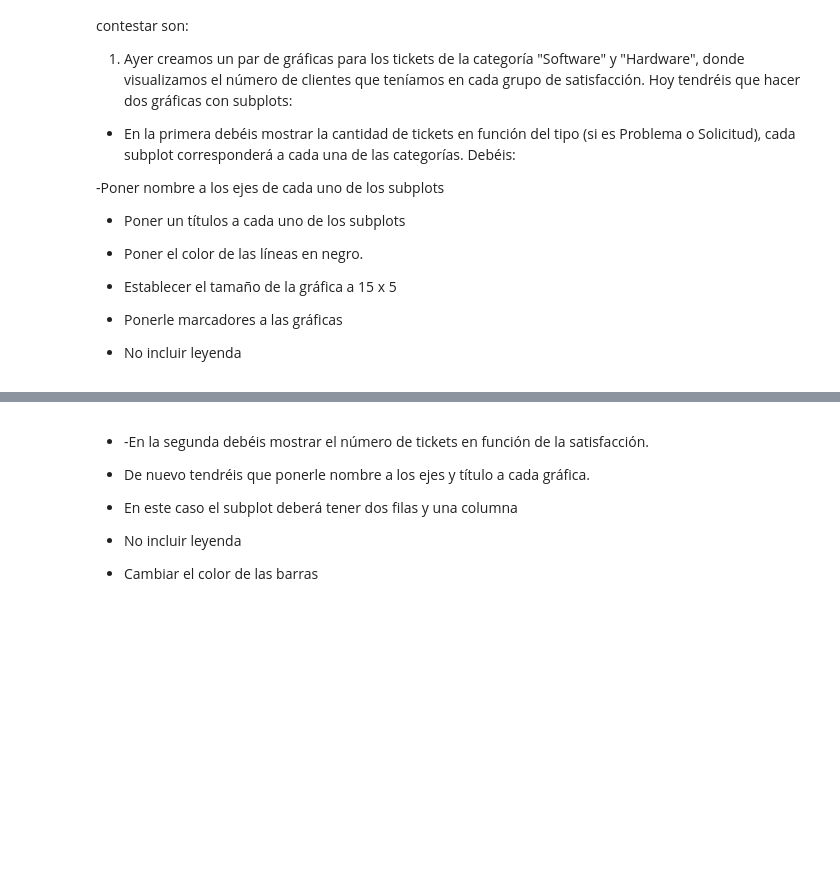
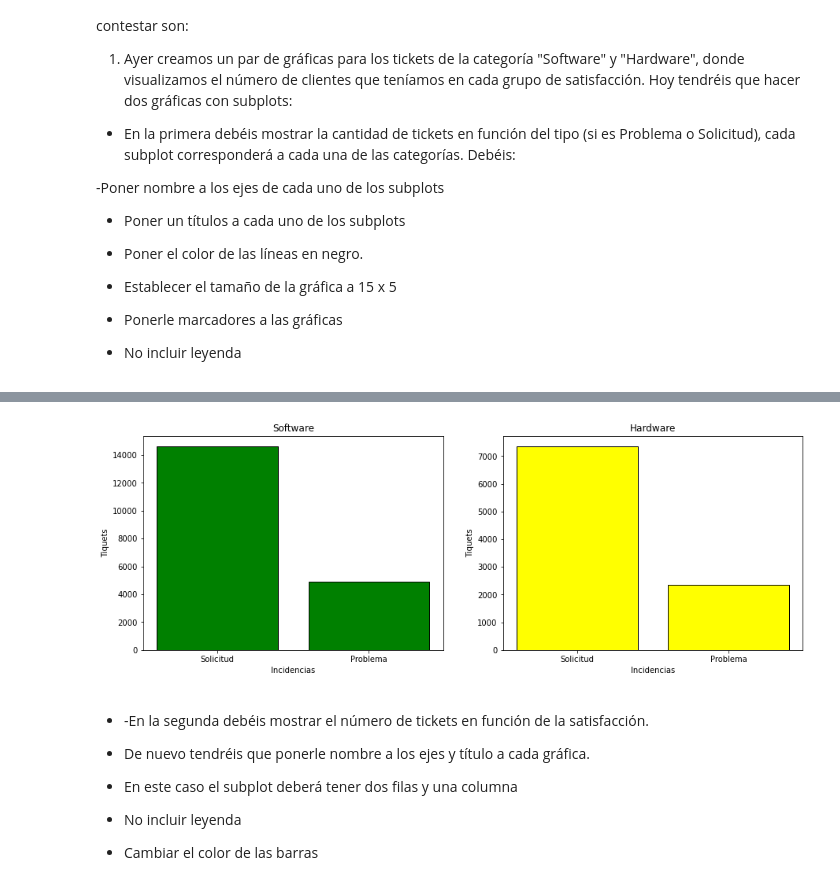
Before and after one commit to Adalab/Adalab-promo-d-da-modulo2-sprint1-Iris-Elisa, a Jupyter notebook: visualizacion/matplotlib_2.ipynb, the cells around one changed output, grey strips where cells are left out. Drawn from its saved outputs; the diff is of its cells as text; code cells hidden in the pictures; blank space fills up the shorter version.

```diff
--- a/visualizacion/matplotlib_2.ipynb
+++ b/visualizacion/matplotlib_2.ipynb
@@ -21,3 +51,6 @@ Sigamos con más visualizaciones. En este caso trabajaremos con el csv que gener
 - Ponerle marcadores a las gráficas
 
 - No incluir leyenda
+# %%
+df_sof = df_años[df_años['Categoría'] == 'Software'] #traemos la categoría software
+df_sof.head(1)
@@ -23,0 +60,6 @@ Sigamos con más visualizaciones. En este caso trabajaremos con el csv que gener
+# %%
+df_sof_tip = df_sof['Tipo'].value_counts().reset_index() #sacamos los valores tipo de sofware
+df_sof_sat = df_sof['Satisfacción'].value_counts().reset_index() #sacamos los valores satisfacción de software
+# %%
+df_har = df_años[df_años['Categoría'] == 'Hardware'] #traemos la categoría hardware
+df_har.head(1)
@@ -24,3 +69,24 @@ Sigamos con más visualizaciones. En este caso trabajaremos con el csv que gener
+# %%
+df_har_tip = df_har['Tipo'].value_counts().reset_index() #al igual que arriba, sacamos valores tipo y satisfacción de hardware
+df_har_sat = df_har['Satisfacción'].value_counts().reset_index()
+# %%
+fig,ax = plt.subplots(1,2, figsize=(15,5)) #esta será la gráfica del tipo de tiquets con las instrucciones del enunciado
+
+ax[0].bar(df_sof_tip["index"], df_sof_tip["Tipo"], edgecolor='black', color='green')
+ax[0].set_xlabel('Incidencias')
+ax[0].set_ylabel('Tiquets')
+
+ax[1].bar(df_har_tip['index'], df_har_tip['Tipo'], edgecolor='black', color='yellow')
+ax[1].set_xlabel('Incidencias')
+ax[1].set_ylabel('Tiquets')
+
+ax[0].set_title('Software')
+ax[1].set_title('Hardware')
+
+plt.savefig('incidencias.jpg') #guardamos en imagen el subplot
+plt.show()
+# %% [output]
+[figure, added]
 # %% [markdown]
 - -En la segunda debéis mostrar el número de tickets en función de la satisfacción.
 
```
Also changed, not shown: parts of 10 cells of this notebook, 3 other files.
